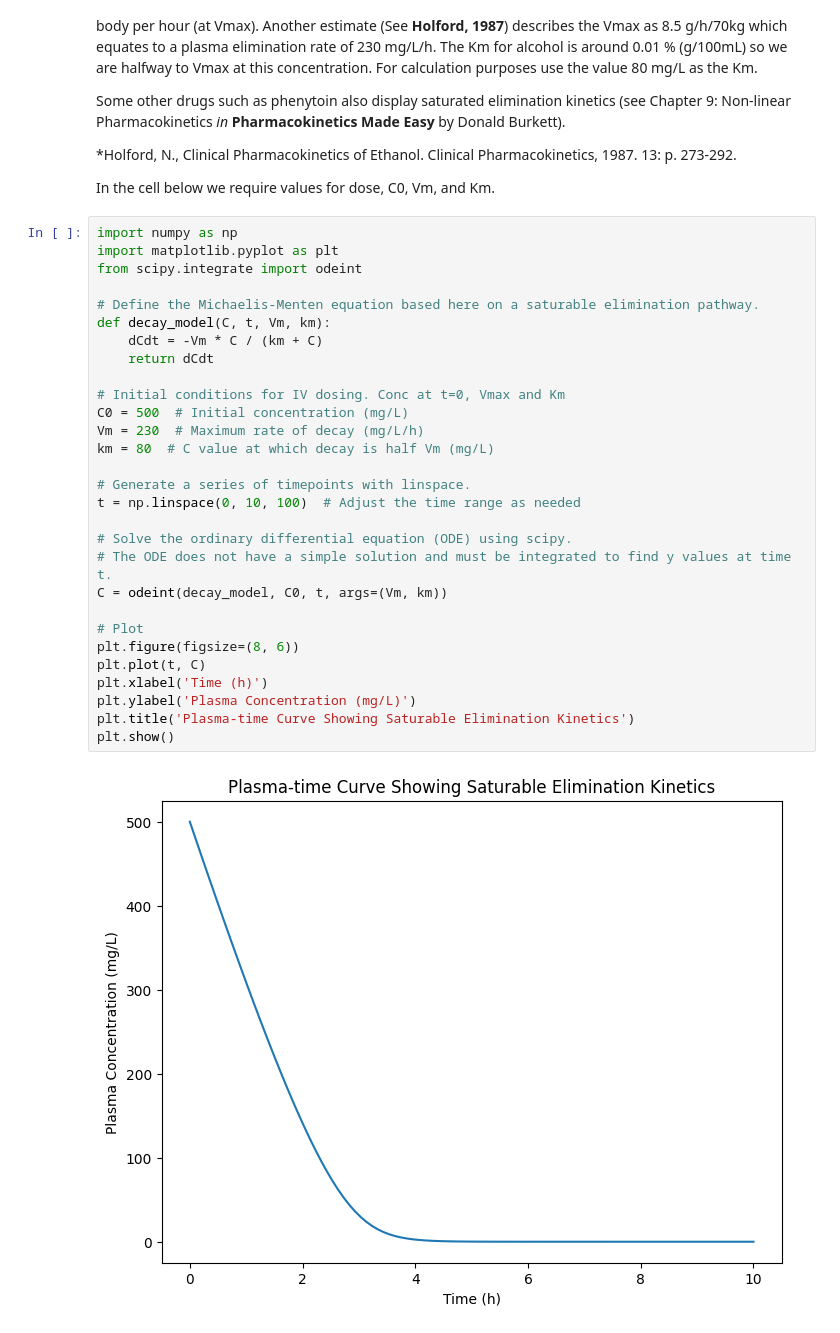
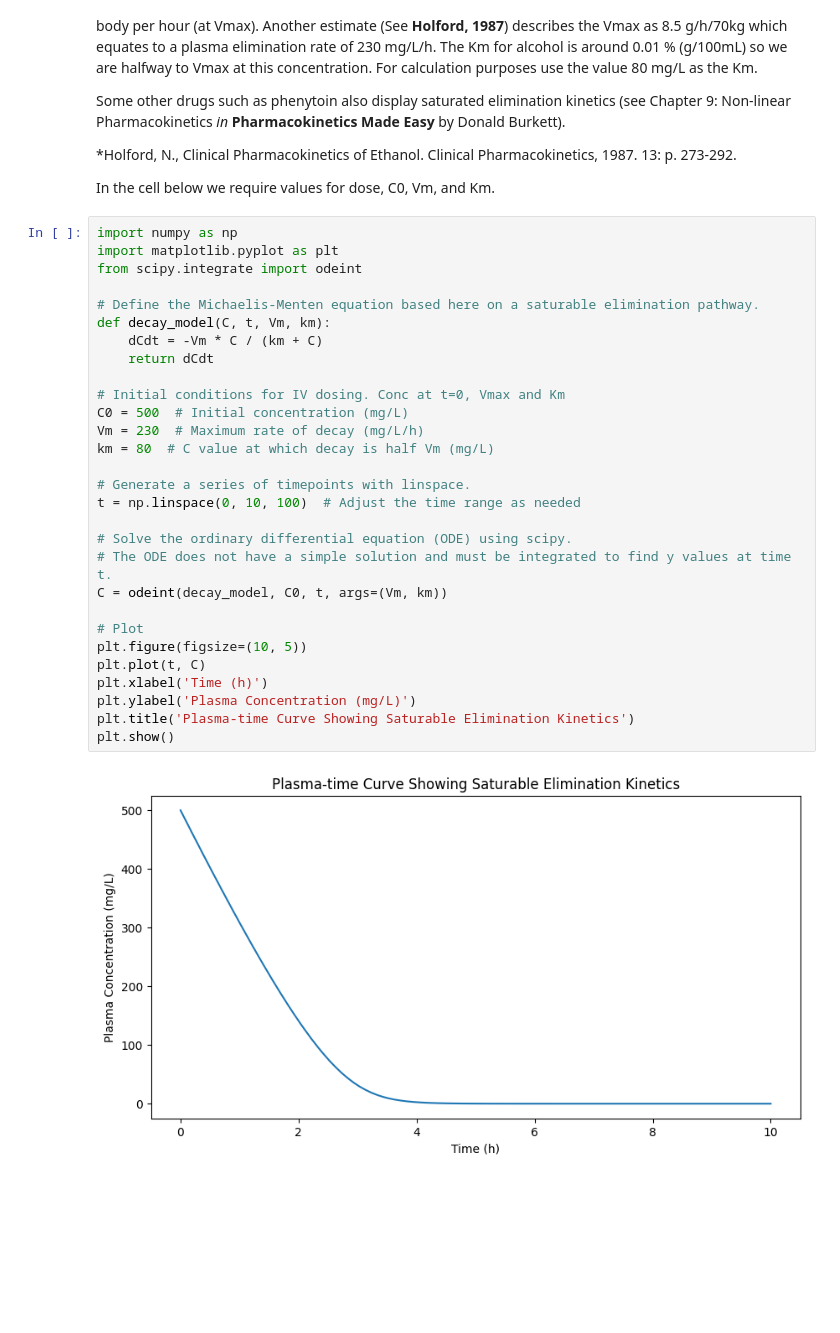
Before and after one commit to sladem-tox/PK_calcs, a Jupyter notebook: ZeroOrderElimination.ipynb, the cells around one changed output. Drawn from its saved outputs; the diff is of its cells as text; blank space fills up the shorter version.

```diff
--- a/ZeroOrderElimination.ipynb
+++ b/ZeroOrderElimination.ipynb
@@ -20,31 +20,31 @@ In the cell below we require values for dose, C0, Vm, and Km.
 # %%
 import numpy as np
 import matplotlib.pyplot as plt
 from scipy.integrate import odeint
 
 # Define the Michaelis-Menten equation based here on a saturable elimination pathway.
 def decay_model(C, t, Vm, km):
     dCdt = -Vm * C / (km + C)
     return dCdt
 
 # Initial conditions for IV dosing. Conc at t=0, Vmax and Km
 C0 = 500  # Initial concentration (mg/L)
 Vm = 230  # Maximum rate of decay (mg/L/h)
 km = 80  # C value at which decay is half Vm (mg/L)
 
 # Generate a series of timepoints with linspace.
 t = np.linspace(0, 10, 100)  # Adjust the time range as needed
 
 # Solve the ordinary differential equation (ODE) using scipy.
 # The ODE does not have a simple solution and must be integrated to find y values at time t.
 C = odeint(decay_model, C0, t, args=(Vm, km))
 
 # Plot
-plt.figure(figsize=(8, 6))
+plt.figure(figsize=(10, 5))
 plt.plot(t, C)
 plt.xlabel('Time (h)')
 plt.ylabel('Plasma Concentration (mg/L)')
 plt.title('Plasma-time Curve Showing Saturable Elimination Kinetics')
 plt.show()
 # %% [output]
-[figure, old version]
+[figure, new version]
```
